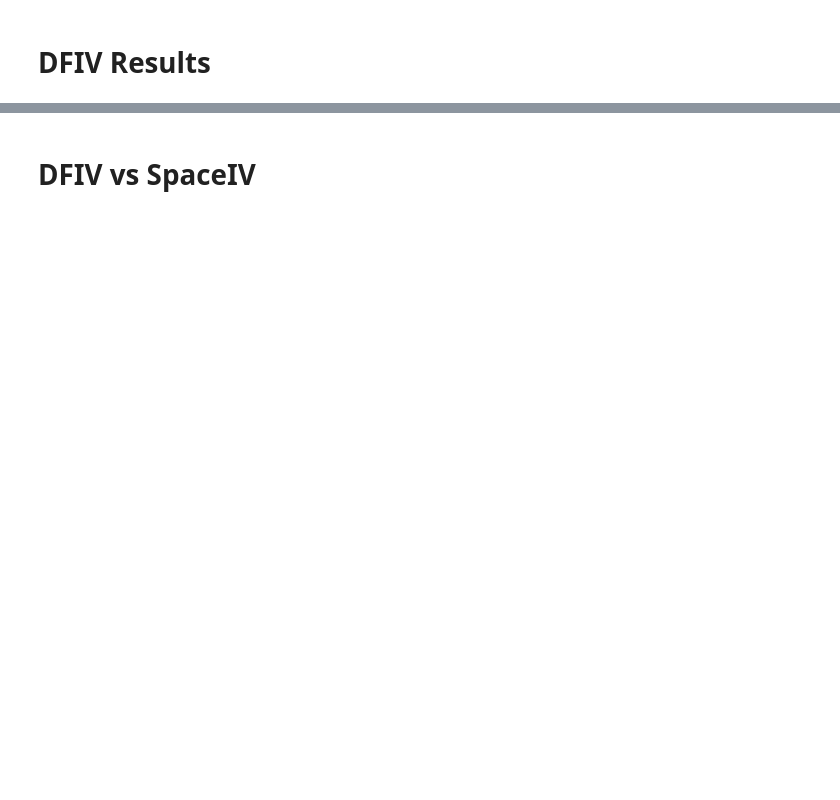
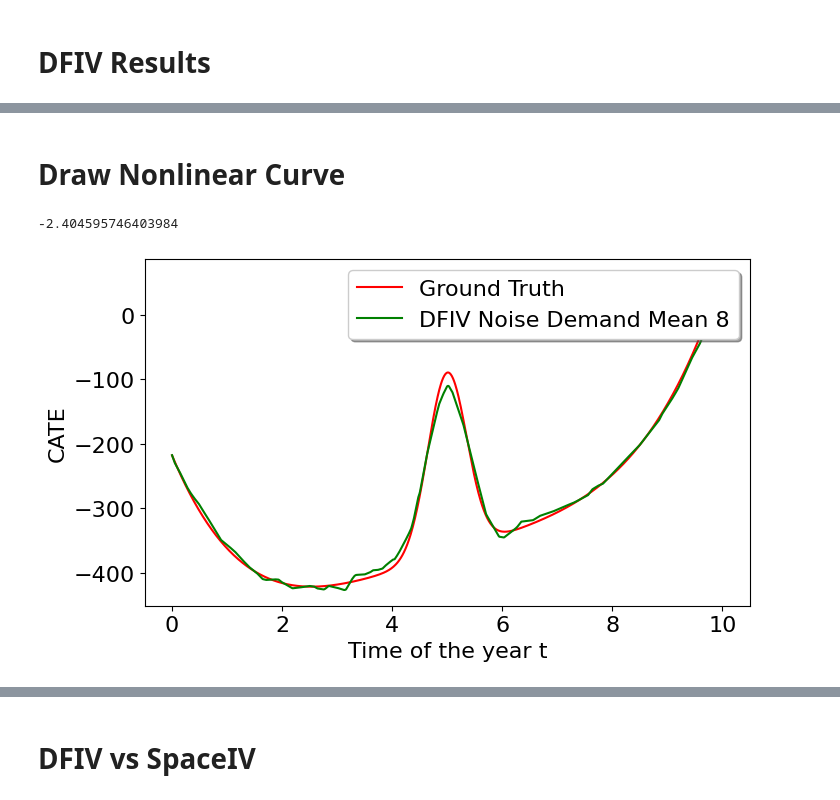
Before and after one commit to Jasmineqy0/DeepFeatureIV, a Jupyter notebook: viz/viz.ipynb, the cells around one changed output, grey strips where cells are left out. Saved outputs shown, nothing was run; the diff lists cells and outputs as text; code cells hidden in the pictures; blank space fills up the shorter version.

```diff
--- a/viz/viz.ipynb
+++ b/viz/viz.ipynb
@@ -127,3 +219,5 @@ fig.write_image(f"{img_dir}/mean squared error bar.pdf")
 # fig.set(yscale="log")
 # fig.tight_layout()
 # fig.add_legend()
+# %% [markdown]
+# Draw Nonlinear Curve
@@ -129,0 +256,39 @@ fig.write_image(f"{img_dir}/mean squared error bar.pdf")
+# %%
+t= np.linspace(0.0, 10, 1000)
+np.mean(psi(t))
+# %% [output]
+-2.404595746403984
+# %%
+dir = 'dfiv_low_dim_noise_demand_mu'
+# subdir = 'one'
+subdir = 'data_size:10000-rho:0.5-parcs_config:demand_noise_price_8'
+idx = 0
+# %%
+result = np.load(os.path.join(DUMP_DIR, dir, subdir, 'result.npz'))
+
+treatment, covariate, prediction, oos_loss = result['treatment'], result['covariate'], result['prediction'], result['oos_loss']
+
+t = treatment[idx].flatten().tolist()
+c = covariate[idx].flatten().tolist()
+p = prediction[idx].flatten().tolist()
+loss = oos_loss[idx].flatten().tolist()
+
+tt, tc, tp, tloss = t[2800:3800], c[2800:3800], p[2800:3800], loss[2800:3800]
+pt, pc, pp, ploss = t[3800:], c[3800:], p[3800:], loss[3800:]
+# %%
+# test data for CATE w.r.t. time with size 1000
+t_res = []
+dop = [25]  # do(P=25)
+t_time= np.linspace(0.0, 10, 1000)
+emu = [4] # E[mu] = 4
+for p, t, s in product(dop, t_time, emu):
+    t_res.append(f(p, t, s))
+
+
+# test data ATE w.r.t. Price with size 1000
+p_res = []
+p = np.linspace(10, 25, 1000)
+tmu = [5] # E[time] = 5
+emu = [4] # E[emotion] = 4
+for pi, t, s in product(p, tmu, emu):
+    p_res.append(f(pi, t, s))
@@ -129,0 +298,13 @@ fig.write_image(f"{img_dir}/mean squared error bar.pdf")
+# %%
+fig, ax = plt.subplots()
+l1, = ax.plot(t_time, t_res, color='red', label='Ground Truth')
+# l2, = ax.plot(t_time, tp_parcs, color='blue', label='DFIV PARCS')
+l3, = ax.plot(t_time, tp, color='green', label='DFIV Noise Demand Mean 8')
+ax.legend(handles=(l1, l3), loc='upper right', shadow=True)
+
+ax.set_xlabel('Time of the year t')
+ax.set_ylabel('CATE')
+plt.savefig(f'{img_dir}/CATE hst2.pdf')
+plt.show()
+# %% [output]
+[figure, added]
```
Also changed, not shown: parts of 26 cells of this notebook, 51 other files.
